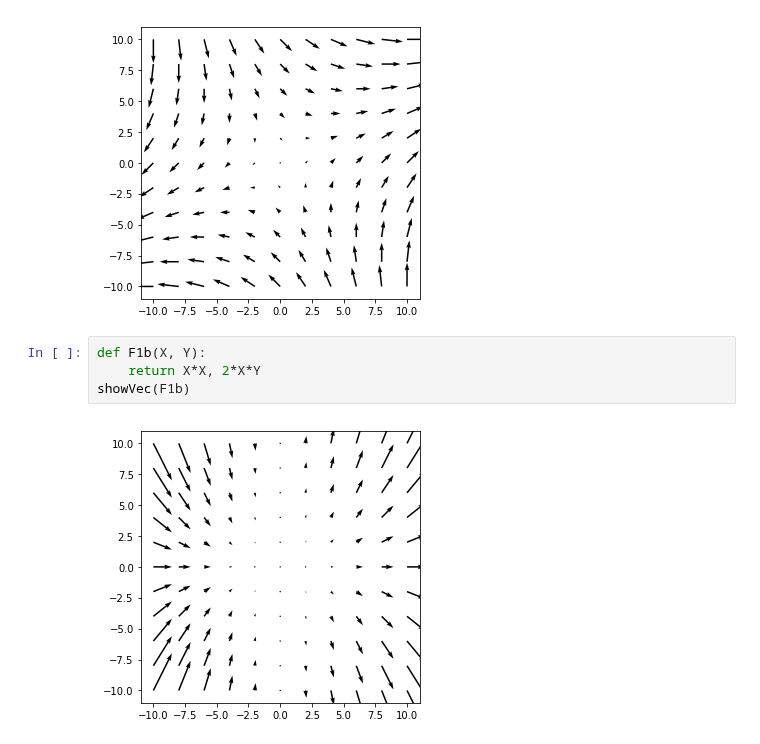
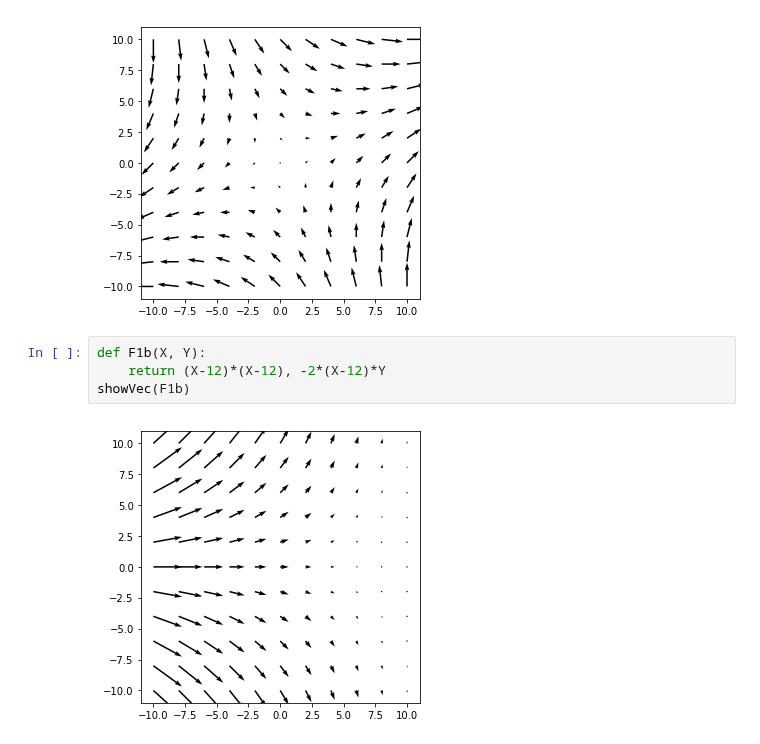
Before and after one commit to JonasRademacker/JupyterNotebooksForTeachingMath, a Jupyter notebook: Vectorfields_for_Zoe.ipynb, the cells around one changed output. Drawn from its saved outputs; the diff is of its cells as text.

```diff
--- a/Vectorfields_for_Zoe.ipynb
+++ b/Vectorfields_for_Zoe.ipynb
@@ -68,7 +68,7 @@ showVec(F1a)
 [figure]
 # %%
 def F1b(X, Y):
-    return X*X, 2*X*Y
+    return (X-12)*(X-12), -2*(X-12)*Y
 showVec(F1b)
 # %% [output]
-[figure, old version]
+[figure, new version]
```
